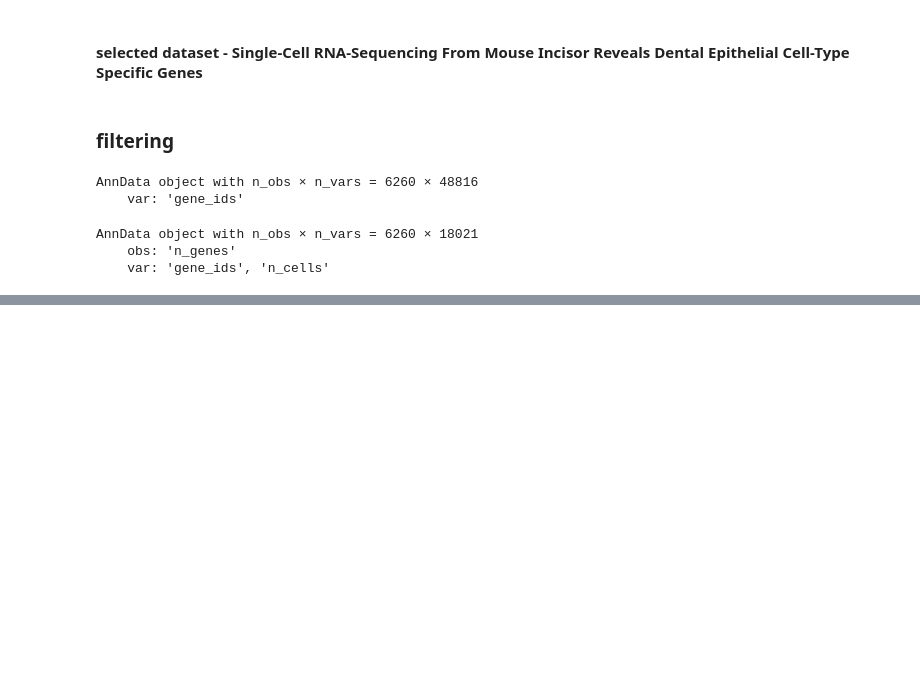
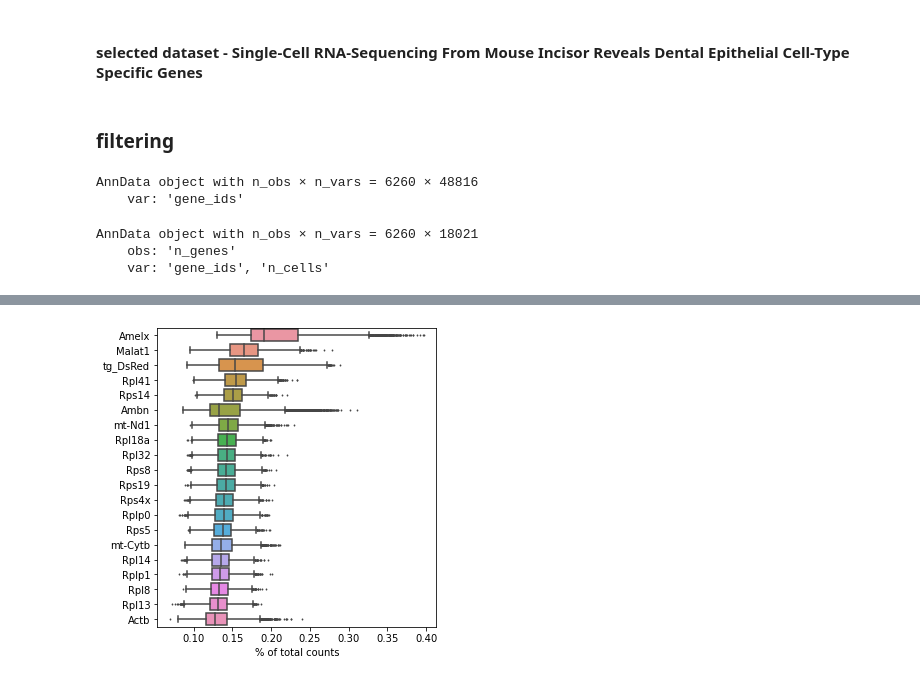
Before and after one commit to GlukhovIgor/Scientific_Python_Scanpy, a Jupyter notebook: IG_VK_scanpy.ipynb, the cells around one changed output, grey strips where cells are left out. Drawn from its saved outputs; the diff is of its cells as text; code cells hidden in the pictures; blank space fills up the shorter version.

```diff
--- a/IG_VK_scanpy.ipynb
+++ b/IG_VK_scanpy.ipynb
@@ -28,0 +95,4 @@ AnnData object with n_obs × n_vars = 6260 × 18021
+# %%
+sc.pl.highest_expr_genes(adata, n_top=20, )
+# %% [output]
+[figure, added]
```
Also changed, not shown: parts of 27 cells of this notebook.
